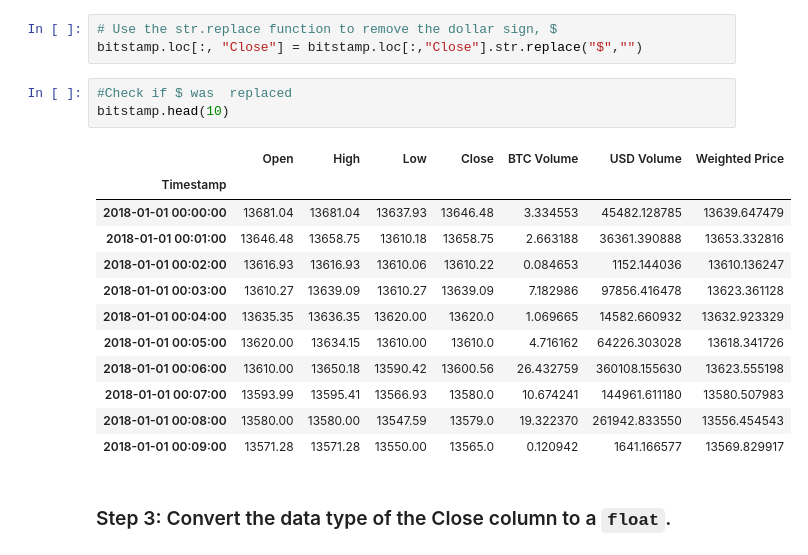
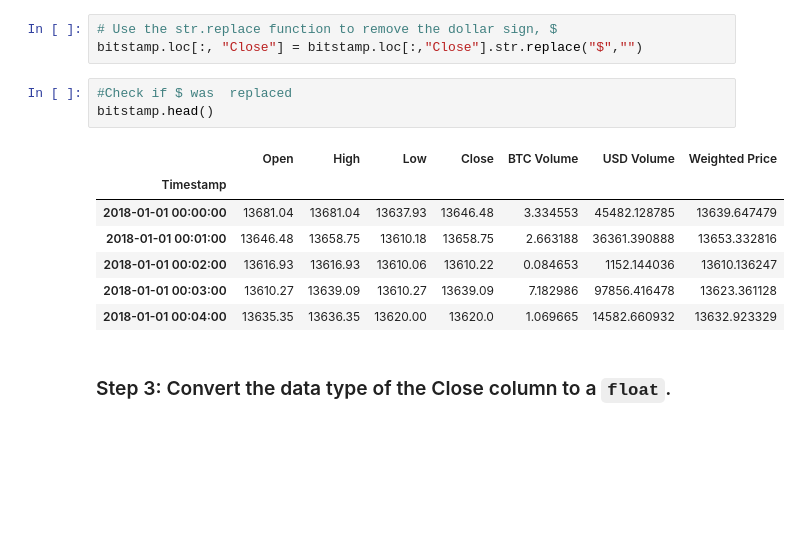
Before and after one commit to Abillu/ChallengeM3_Upload, a Jupyter notebook: crypto_arbitrage.ipynb, the cells around one changed output. Cells and saved outputs as stored; diff of their text form; blank space fills up the shorter version.

```diff
--- a/crypto_arbitrage.ipynb
+++ b/crypto_arbitrage.ipynb
@@ -139,20 +139,15 @@ bitstamp.dropna()
 bitstamp.loc[:, "Close"] = bitstamp.loc[:,"Close"].str.replace("$","")
 # %%
 #Check if $ was  replaced
-bitstamp.head(10)
+bitstamp.head()
 # %% [output]
 |  | Open | High | Low | Close | BTC Volume | USD Volume | Weighted Price |
 | Timestamp |  |  |  |  |  |  |  |
 | 2018-01-01 00:00:00 | 13681.04 | 13681.04 | 13637.93 | 13646.48 | 3.334553 | 45482.128785 | 13639.647479 |
 | 2018-01-01 00:01:00 | 13646.48 | 13658.75 | 13610.18 | 13658.75 | 2.663188 | 36361.390888 | 13653.332816 |
 | 2018-01-01 00:02:00 | 13616.93 | 13616.93 | 13610.06 | 13610.22 | 0.084653 | 1152.144036 | 13610.136247 |
 | 2018-01-01 00:03:00 | 13610.27 | 13639.09 | 13610.27 | 13639.09 | 7.182986 | 97856.416478 | 13623.361128 |
 | 2018-01-01 00:04:00 | 13635.35 | 13636.35 | 13620.00 | 13620.0 | 1.069665 | 14582.660932 | 13632.923329 |
-| 2018-01-01 00:05:00 | 13620.00 | 13634.15 | 13610.00 | 13610.0 | 4.716162 | 64226.303028 | 13618.341726 |
-| 2018-01-01 00:06:00 | 13610.00 | 13650.18 | 13590.42 | 13600.56 | 26.432759 | 360108.155630 | 13623.555198 |
-| 2018-01-01 00:07:00 | 13593.99 | 13595.41 | 13566.93 | 13580.0 | 10.674241 | 144961.611180 | 13580.507983 |
-| 2018-01-01 00:08:00 | 13580.00 | 13580.00 | 13547.59 | 13579.0 | 19.322370 | 261942.833550 | 13556.454543 |
-| 2018-01-01 00:09:00 | 13571.28 | 13571.28 | 13550.00 | 13565.0 | 0.120942 | 1641.166577 | 13569.829917 |
 # %% [markdown]
 ### Step 3: Convert the data type of the Close column to a `float`.
 # %%
```
Also changed, not shown: parts of 20 cells of this notebook, 2 other files.
